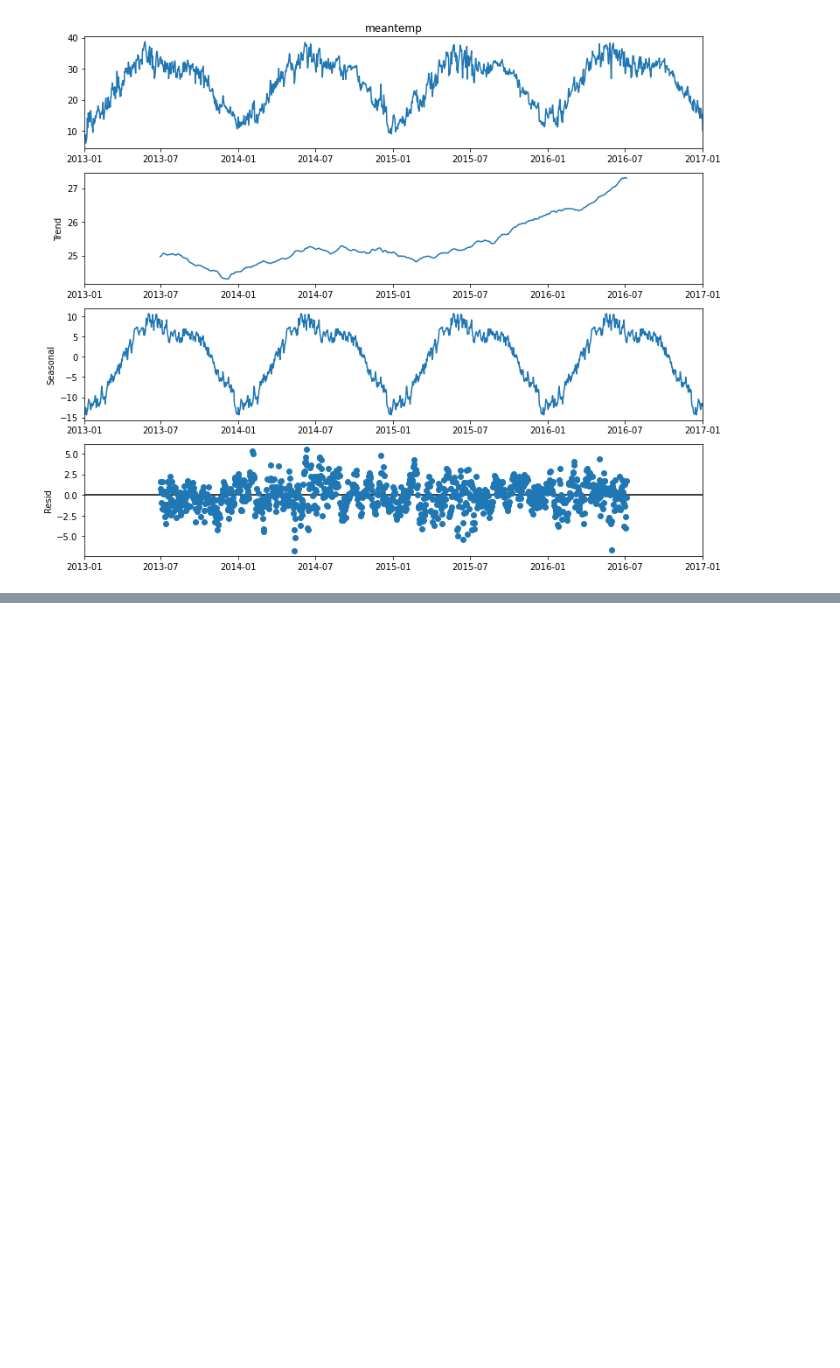
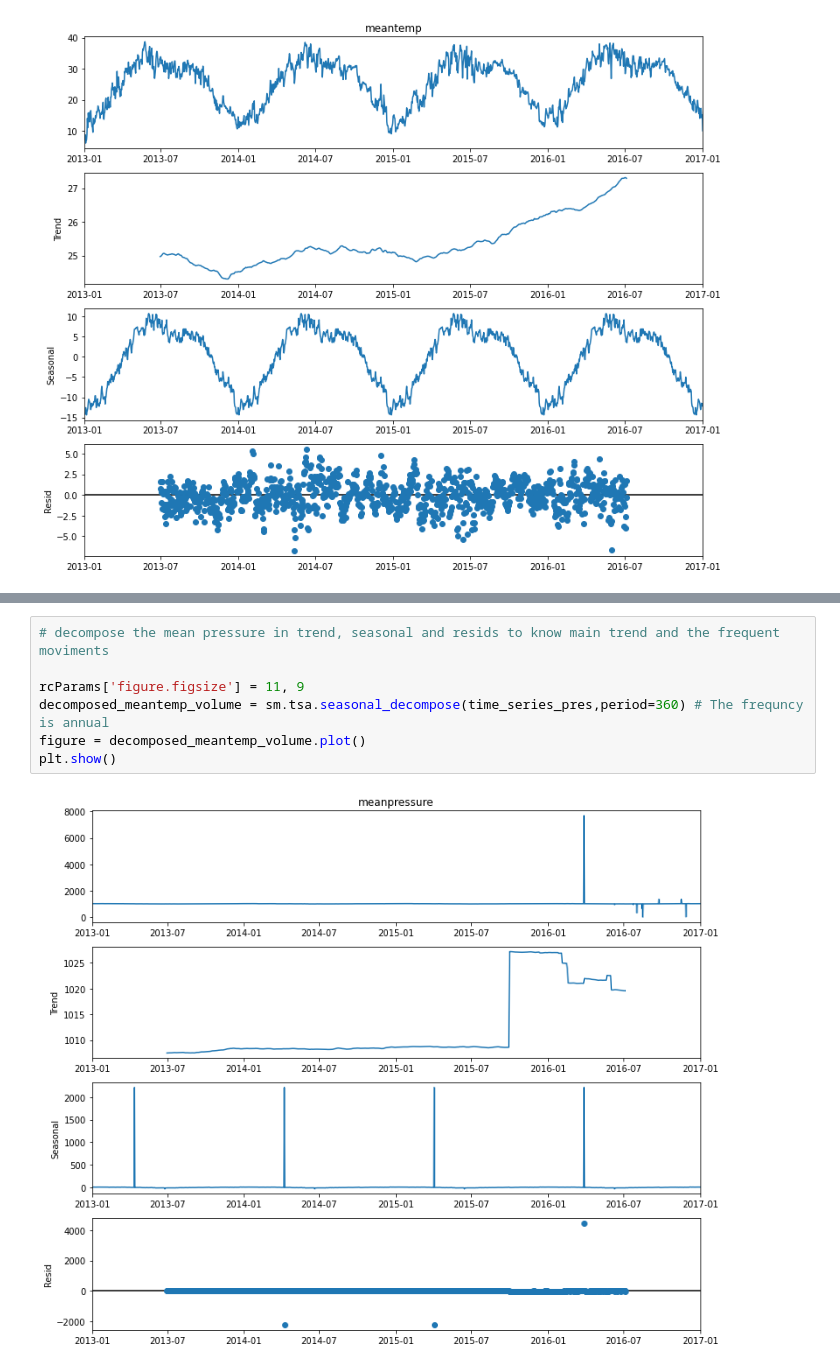
Before and after one commit to Gabrieleas10/Temperature-Time-Series-using-ARIMAxPHOPHET, a Jupyter notebook: scripts/ts_model.ipynb, the cells around one changed output, grey strips where cells are left out. Saved outputs shown, nothing was run; the diff lists cells and outputs as text; blank space fills up the shorter version.

```diff
--- a/scripts/ts_model.ipynb
+++ b/scripts/ts_model.ipynb
@@ -110,0 +129,9 @@ plt.show()
+# %%
+# decompose the mean pressure in trend, seasonal and resids to know main trend and the frequent moviments
+
+rcParams['figure.figsize'] = 11, 9
+decomposed_meantemp_volume = sm.tsa.seasonal_decompose(time_series_pres,period=360) # The frequncy is annual
+figure = decomposed_meantemp_volume.plot()
+plt.show()
+# %% [output]
+[figure, added]
```
Also changed, not shown: parts of 2 cells of this notebook.
